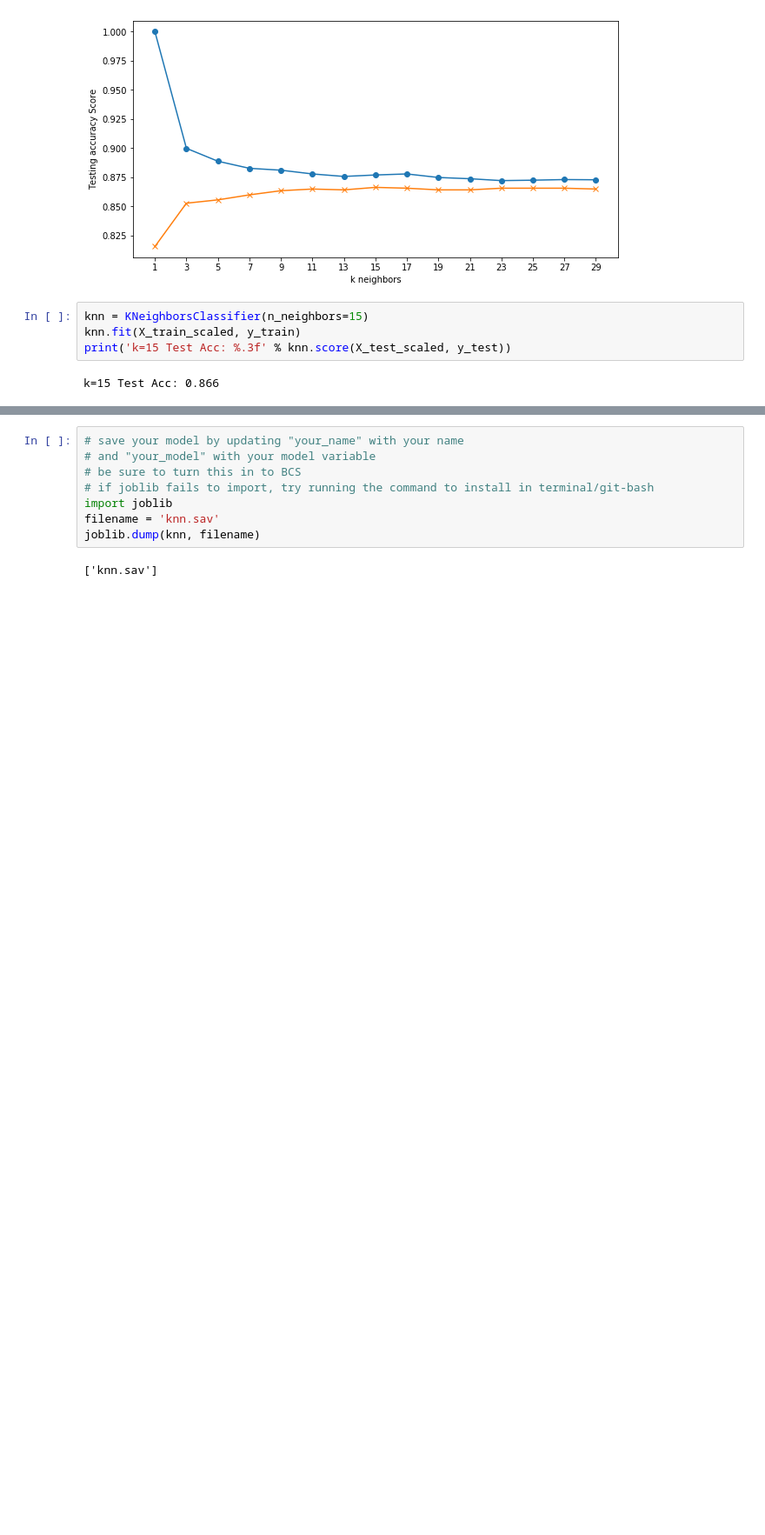
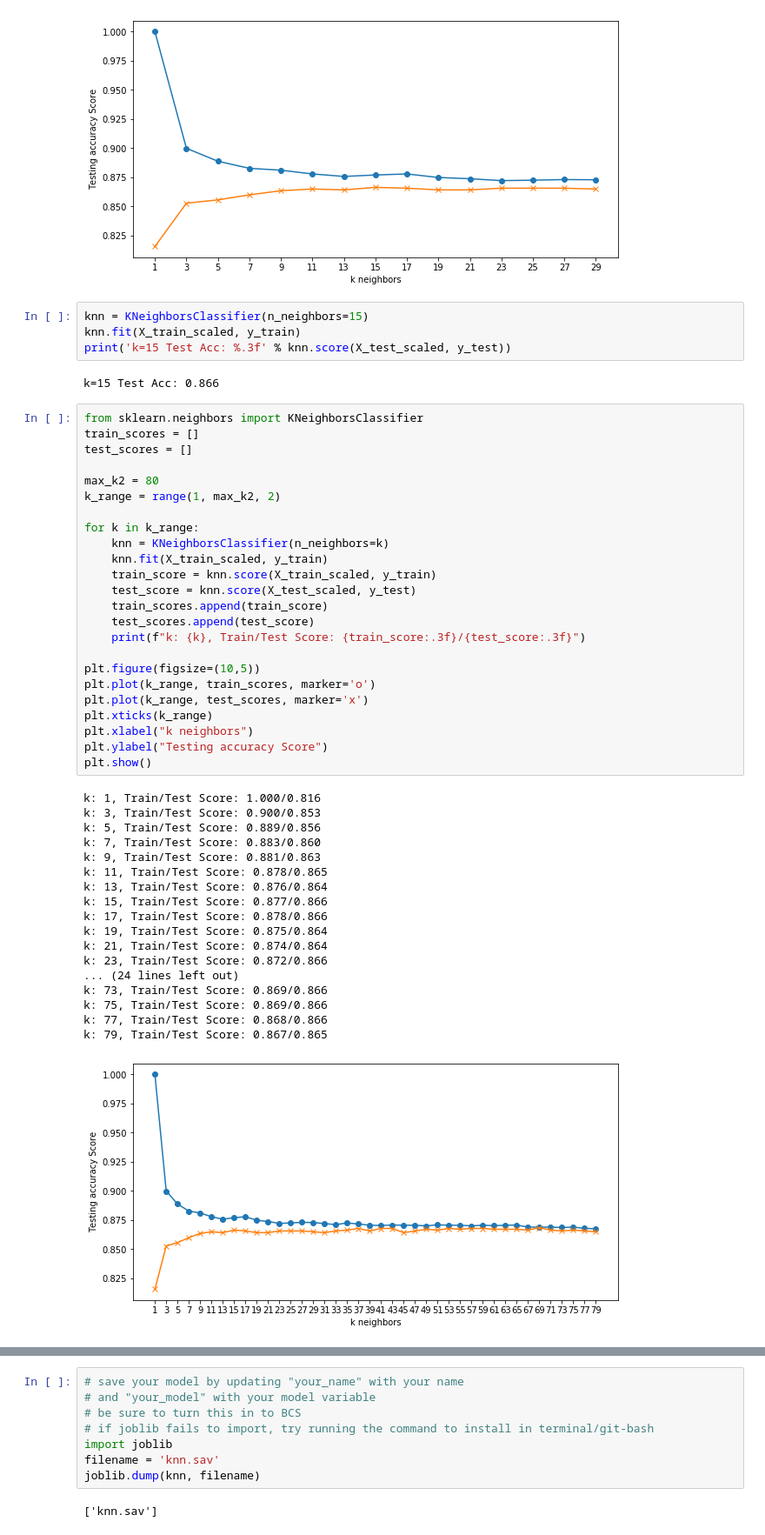
Before and after one commit to j1-aggie/Exoplanet-Exploration, a Jupyter notebook: code/model_KNN.ipynb, the cells around one changed output, grey strips where cells are left out. Shown at 87% size. Saved outputs shown, nothing was run; the diff lists cells and outputs as text; blank space fills up the shorter version.

```diff
--- a/code/model_KNN.ipynb
+++ b/code/model_KNN.ipynb
@@ -135,3 +127,46 @@ knn.fit(X_train_scaled, y_train)
 print('k=15 Test Acc: %.3f' % knn.score(X_test_scaled, y_test))
 # %% [output]
 k=15 Test Acc: 0.866
+# %%
+from sklearn.neighbors import KNeighborsClassifier
+train_scores = []
+test_scores = []
+
+max_k2 = 80
+k_range = range(1, max_k2, 2)
+
+for k in k_range:
+    knn = KNeighborsClassifier(n_neighbors=k)
+    knn.fit(X_train_scaled, y_train)
+    train_score = knn.score(X_train_scaled, y_train)
+    test_score = knn.score(X_test_scaled, y_test)
+    train_scores.append(train_score)
+    test_scores.append(test_score)
+    print(f"k: {k}, Train/Test Score: {train_score:.3f}/{test_score:.3f}")
+
+plt.figure(figsize=(10,5))
+plt.plot(k_range, train_scores, marker='o')
+plt.plot(k_range, test_scores, marker='x')
+plt.xticks(k_range)
+plt.xlabel("k neighbors")
+plt.ylabel("Testing accuracy Score")
+plt.show()
+# %% [output]
+k: 1, Train/Test Score: 1.000/0.816
+k: 3, Train/Test Score: 0.900/0.853
+k: 5, Train/Test Score: 0.889/0.856
+k: 7, Train/Test Score: 0.883/0.860
+k: 9, Train/Test Score: 0.881/0.863
+k: 11, Train/Test Score: 0.878/0.865
+k: 13, Train/Test Score: 0.876/0.864
+k: 15, Train/Test Score: 0.877/0.866
+k: 17, Train/Test Score: 0.878/0.866
+k: 19, Train/Test Score: 0.875/0.864
+k: 21, Train/Test Score: 0.874/0.864
+k: 23, Train/Test Score: 0.872/0.866
+... (24 lines left out)
+k: 73, Train/Test Score: 0.869/0.866
+k: 75, Train/Test Score: 0.869/0.866
+k: 77, Train/Test Score: 0.868/0.866
+k: 79, Train/Test Score: 0.867/0.865
+[figure, added]
```
Also changed, not shown: parts of 2 cells of this notebook, 3 other files.
